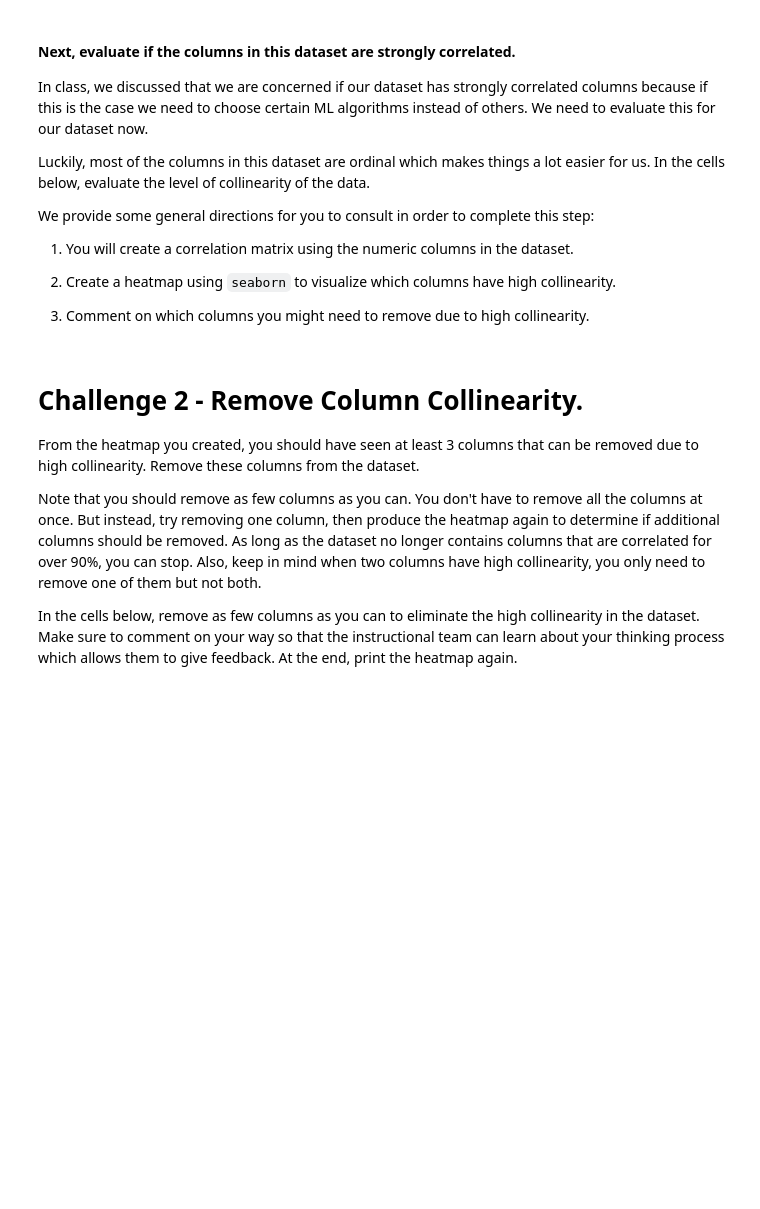
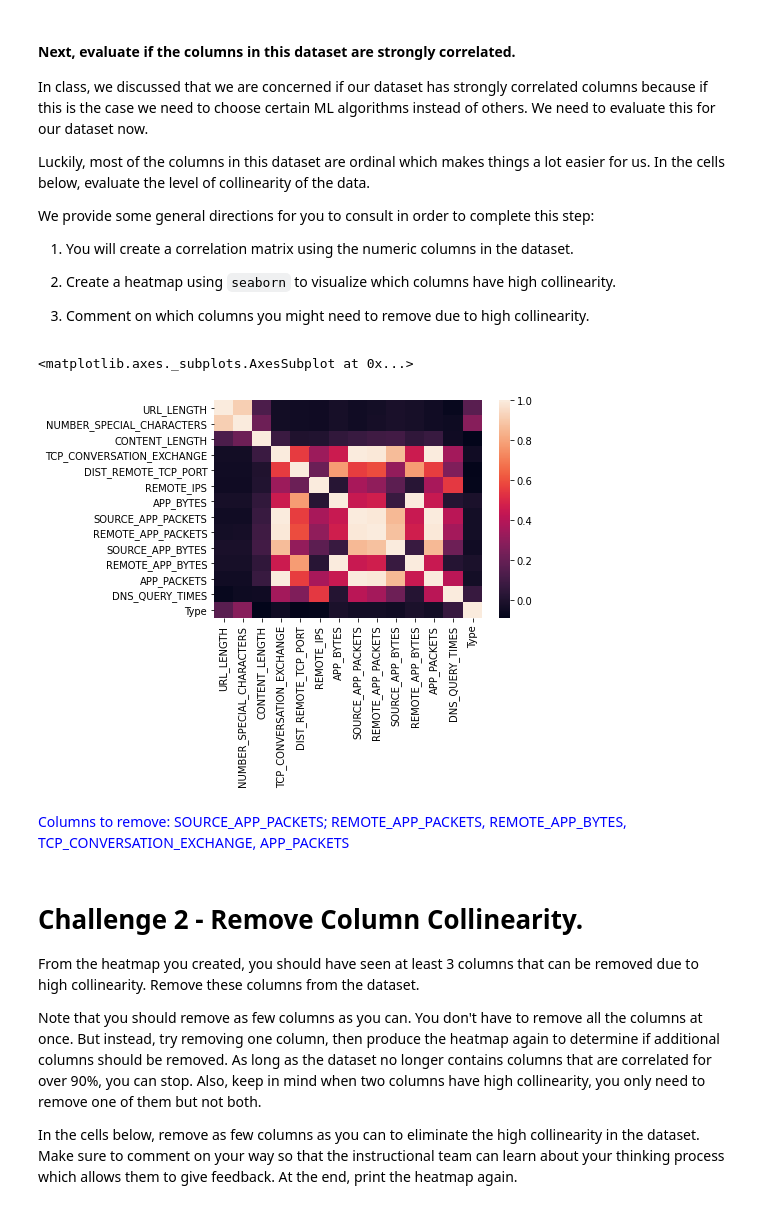
Before and after one commit to paoloironhack/dataptams2020, a Jupyter notebook: labs/module_3/Supervised-Learning/your-code/main.ipynb, the cells around one changed output. Cells and saved outputs as stored; diff of their text form; code cells hidden in the pictures; blank space fills up the shorter version.

```diff
--- a/labs/module_3/Supervised-Learning/your-code/main.ipynb
+++ b/labs/module_3/Supervised-Learning/your-code/main.ipynb
@@ -90,5 +100,17 @@ We provide some general directions for you to consult in order to complete this
+# %%
+# Your code here
+
+import seaborn as sns
+
+corr = websites.corr()
+sns.heatmap(corr, xticklabels=corr.columns, yticklabels=corr.columns)
+# %% [output]
+<matplotlib.axes._subplots.AxesSubplot at 0x...>
+[figure, added]
 # %%
 # Your comment here
+# %% [markdown]
+<font color='blue'>Columns to remove: SOURCE_APP_PACKETS; REMOTE_APP_PACKETS, REMOTE_APP_BYTES, TCP_CONVERSATION_EXCHANGE, APP_PACKETS </font>
 # %% [markdown]
 # Challenge 2 - Remove Column Collinearity.
 
```
Also changed, not shown: parts of 54 cells of this notebook, 5 other files.
